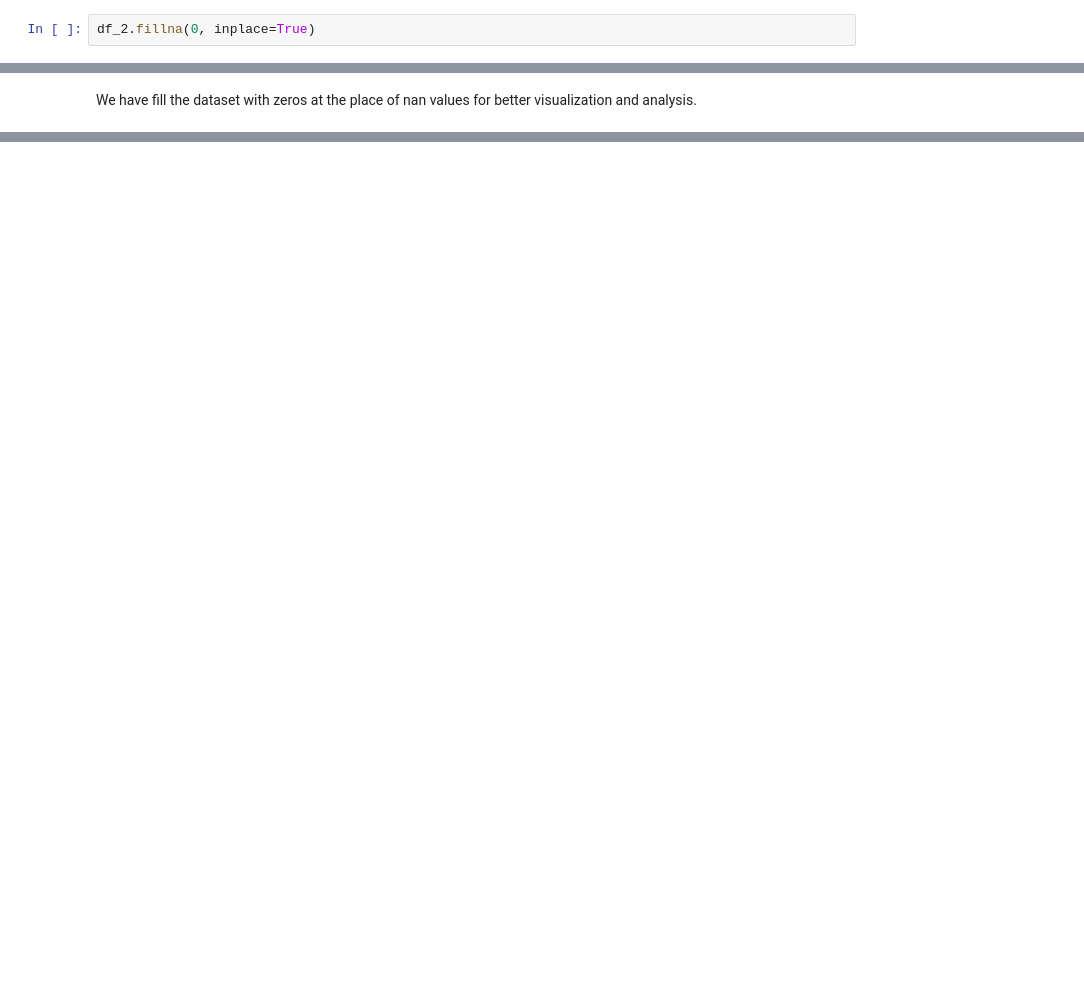
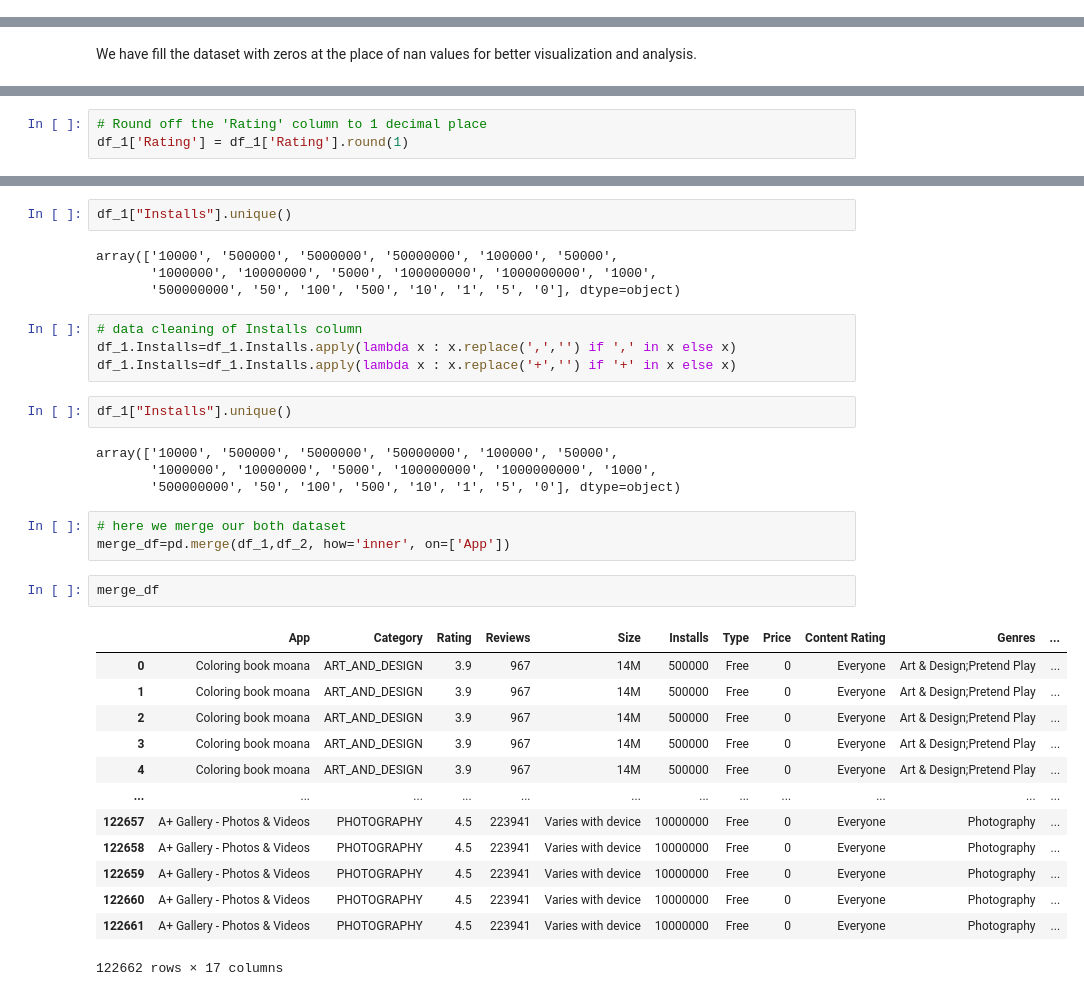
Before and after one commit to Vaibhav1258/Google-Play-Store-EDA-Analysis, a Jupyter notebook: VD_||_Play_Store_EDA_Project_.ipynb, the cells around one changed output, grey strips where cells are left out. Saved outputs shown, nothing was run; the diff lists cells and outputs as text; blank space fills up the shorter version.

```diff
--- a/VD_||_Play_Store_EDA_Project_.ipynb
+++ b/VD_||_Play_Store_EDA_Project_.ipynb
@@ -134,2 +305,0 @@ df_2.fillna((df_2.mean()), inplace=True) #its for only numaric values
-# %%
-df_2.fillna(0, inplace=True)
@@ -171,0 +477,3 @@ df_2
+# %%
+# Round off the 'Rating' column to 1 decimal place
+df_1['Rating'] = df_1['Rating'].round(1)
@@ -171,0 +500,35 @@ df_2
+# %%
+df_1["Installs"].unique()
+# %% [output]
+array(['10000', '500000', '5000000', '50000000', '100000', '50000',
+       '1000000', '10000000', '5000', '100000000', '1000000000', '1000',
+       '500000000', '50', '100', '500', '10', '1', '5', '0'], dtype=object)
+# %%
+# data cleaning of Installs column
+df_1.Installs=df_1.Installs.apply(lambda x : x.replace(',','') if ',' in x else x)
+df_1.Installs=df_1.Installs.apply(lambda x : x.replace('+','') if '+' in x else x)
+# %%
+df_1["Installs"].unique()
+# %% [output]
+array(['10000', '500000', '5000000', '50000000', '100000', '50000',
+       '1000000', '10000000', '5000', '100000000', '1000000000', '1000',
+       '500000000', '50', '100', '500', '10', '1', '5', '0'], dtype=object)
+# %%
+# here we merge our both dataset
+merge_df=pd.merge(df_1,df_2, how='inner', on=['App'])
+# %%
+merge_df
+# %% [output]
+|  | App | Category | Rating | Reviews | Size | Installs | Type | Price | Content Rating | Genres | ... |
+| 0 | Coloring book moana | ART_AND_DESIGN | 3.9 | 967 | 14M | 500000 | Free | 0 | Everyone | Art & Design;Pretend Play | ... |
+| 1 | Coloring book moana | ART_AND_DESIGN | 3.9 | 967 | 14M | 500000 | Free | 0 | Everyone | Art & Design;Pretend Play | ... |
+| 2 | Coloring book moana | ART_AND_DESIGN | 3.9 | 967 | 14M | 500000 | Free | 0 | Everyone | Art & Design;Pretend Play | ... |
+| 3 | Coloring book moana | ART_AND_DESIGN | 3.9 | 967 | 14M | 500000 | Free | 0 | Everyone | Art & Design;Pretend Play | ... |
+| 4 | Coloring book moana | ART_AND_DESIGN | 3.9 | 967 | 14M | 500000 | Free | 0 | Everyone | Art & Design;Pretend Play | ... |
+| ... | ... | ... | ... | ... | ... | ... | ... | ... | ... | ... | ... |
+| 122657 | A+ Gallery - Photos & Videos | PHOTOGRAPHY | 4.5 | 223941 | Varies with device | 10000000 | Free | 0 | Everyone | Photography | ... |
+| 122658 | A+ Gallery - Photos & Videos | PHOTOGRAPHY | 4.5 | 223941 | Varies with device | 10000000 | Free | 0 | Everyone | Photography | ... |
+| 122659 | A+ Gallery - Photos & Videos | PHOTOGRAPHY | 4.5 | 223941 | Varies with device | 10000000 | Free | 0 | Everyone | Photography | ... |
+| 122660 | A+ Gallery - Photos & Videos | PHOTOGRAPHY | 4.5 | 223941 | Varies with device | 10000000 | Free | 0 | Everyone | Photography | ... |
+| 122661 | A+ Gallery - Photos & Videos | PHOTOGRAPHY | 4.5 | 223941 | Varies with device | 10000000 | Free | 0 | Everyone | Photography | ... |
+122662 rows × 17 columns
```
Also changed, not shown: parts of 45 cells of this notebook.
